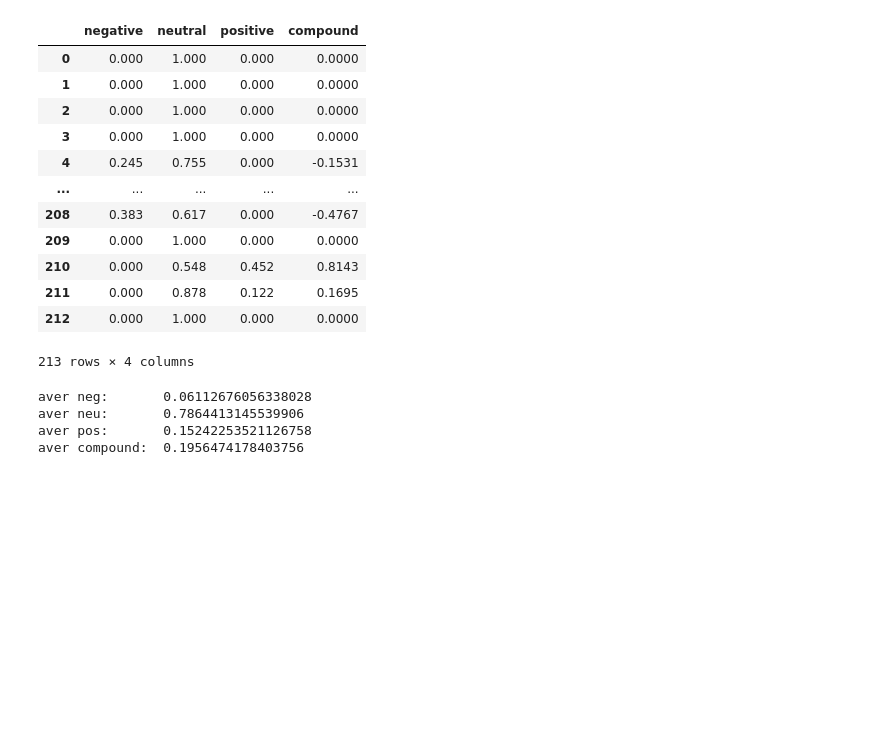
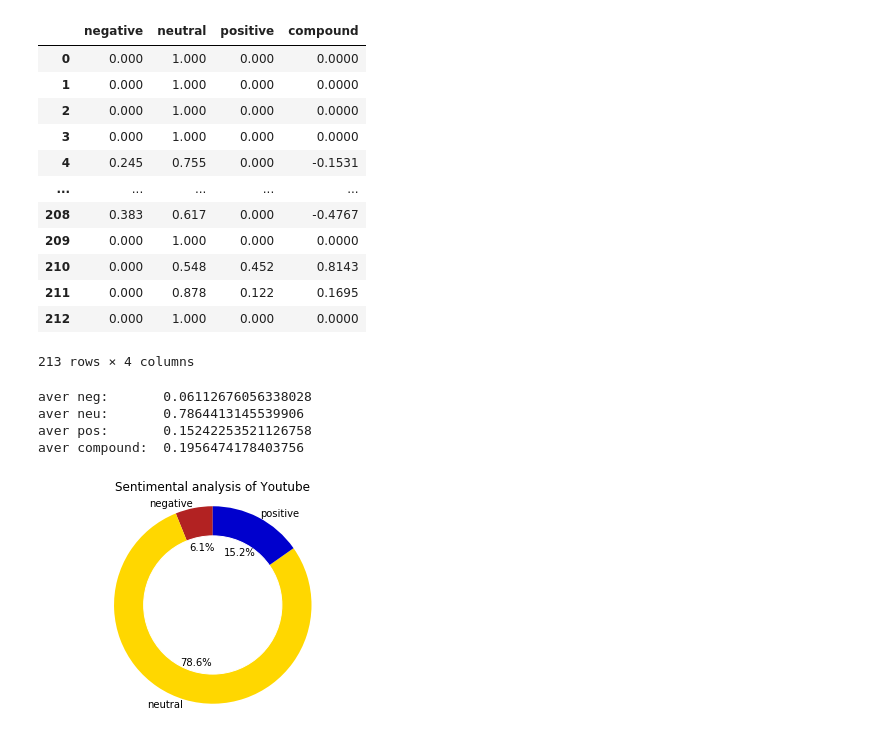
Before and after one commit to effectivemadness/YoutubeCommentAnalysis, a Jupyter notebook: codes/workflow_eng.ipynb, the cells around one changed output. Cells and saved outputs as stored; diff of their text form; code cells hidden in the pictures; blank space fills up the shorter version.

```diff
--- a/codes/workflow_eng.ipynb
+++ b/codes/workflow_eng.ipynb
@@ -546,3 +546,16 @@ aver neg:       0.06112676056338028
 aver neu:       0.7864413145539906
 aver pos:       0.15242253521126758
 aver compound:  0.1956474178403756
+# %%
+# visualization
+my_circle = plt.Circle((0, 0), 0.7, color='white')
+labels = ['negative', 'neutral', 'positive']
+sentis = [sum(neg)/float(len(neg)), sum(neu)/float(len(neu)), sum(pos)/float(len(pos))]
+d = plt.pie(sentis, labels=labels, autopct='%1.1f%%',
+            startangle=90, labeldistance=1.05, colors = ['firebrick', 'gold', 'mediumblue'])
+plt.axis('equal')
+plt.gca().add_artist(my_circle)
+plt.title('Sentimental analysis of Youtube')
+plt.show()
+# %% [output]
+[figure, added]
```
Also changed, not shown: parts of 2 cells of this notebook, 4 other files.
